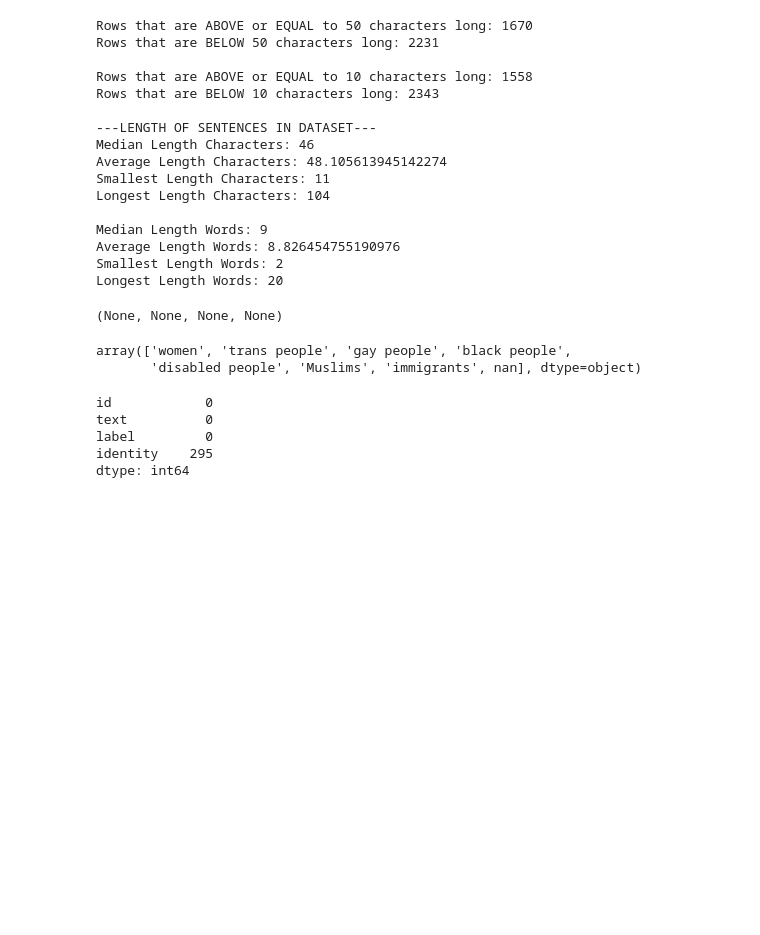
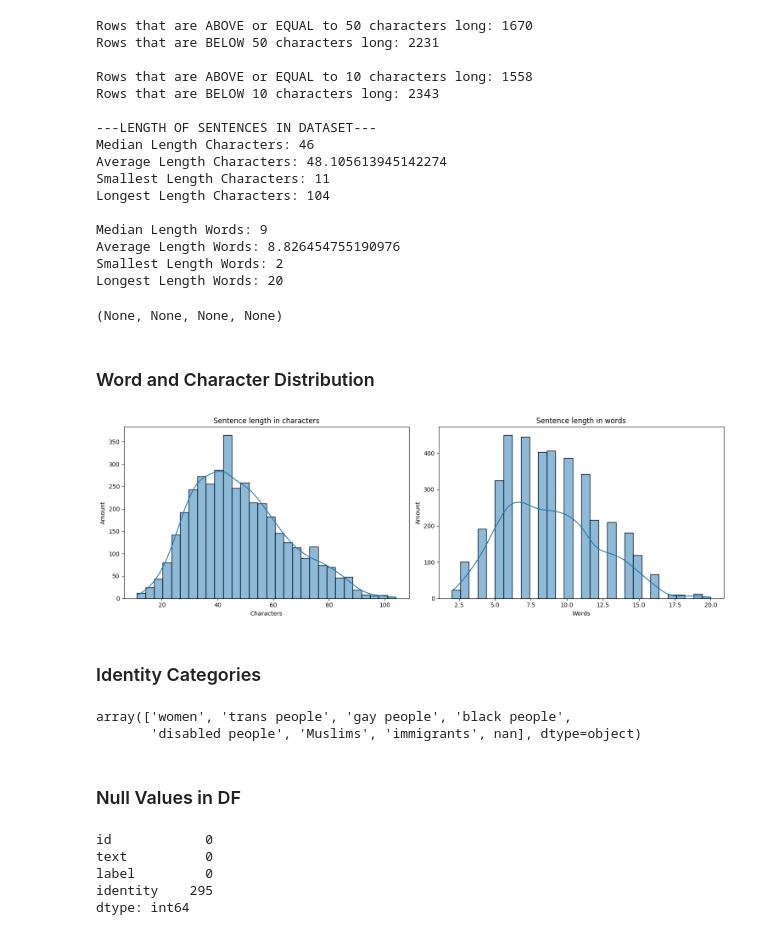
Before and after one commit to Danneftw1/Deep-Learning, a Jupyter notebook: Projekt/projekt.ipynb, the cells around one changed output. Saved outputs shown, nothing was run; the diff lists cells and outputs as text; code cells hidden in the pictures; blank space fills up the shorter version.

```diff
--- a/Projekt/projekt.ipynb
+++ b/Projekt/projekt.ipynb
@@ -91,11 +91,29 @@ Average Length Words: 8.826454755190976
 Smallest Length Words: 2
 Longest Length Words: 20
 (None, None, None, None)
+# %% [markdown]
+### Word and Character Distribution
+# %%
+# Re-using more code from labb 2
+texts = df["text"]
+character_length = character_counter_for_sentences(texts)
+word_length = word_counter_for_sentences(texts)
+
+df["character_amount"] = character_length
+df["word_amount"] = word_length
+
+length_words_and_characters_histplot(df, bin=30)
+# %% [output]
+[figure, added]
+# %% [markdown]
+### Identity Categories
 # %%
 df["identity"].unique()
 # %% [output]
 array(['women', 'trans people', 'gay people', 'black people',
        'disabled people', 'Muslims', 'immigrants', nan], dtype=object)
+# %% [markdown]
+### Null Values in DF
 # %%
 df.isnull().sum()
 # %% [output]
```
Also changed, not shown: parts of 4 cells of this notebook, 2 other files.
